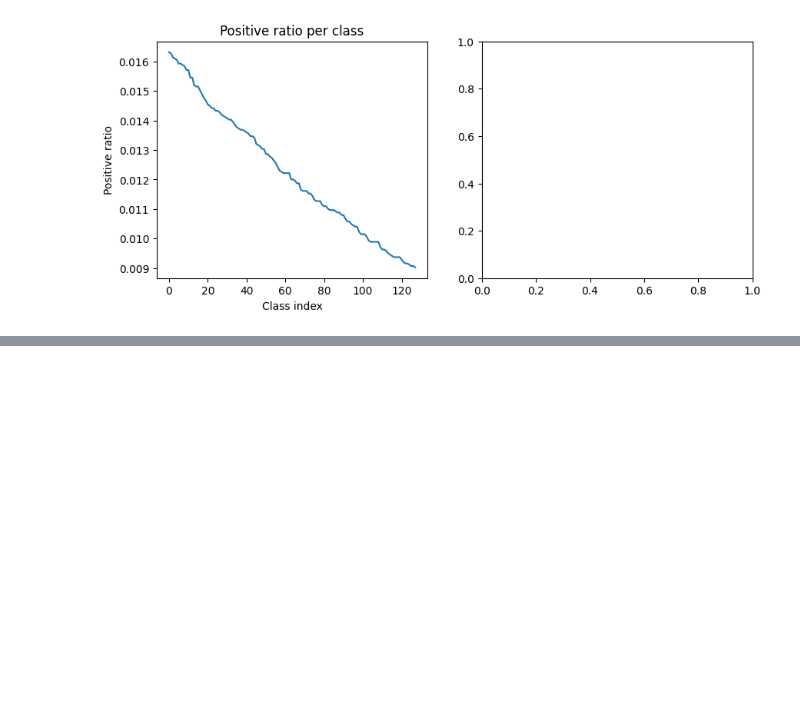
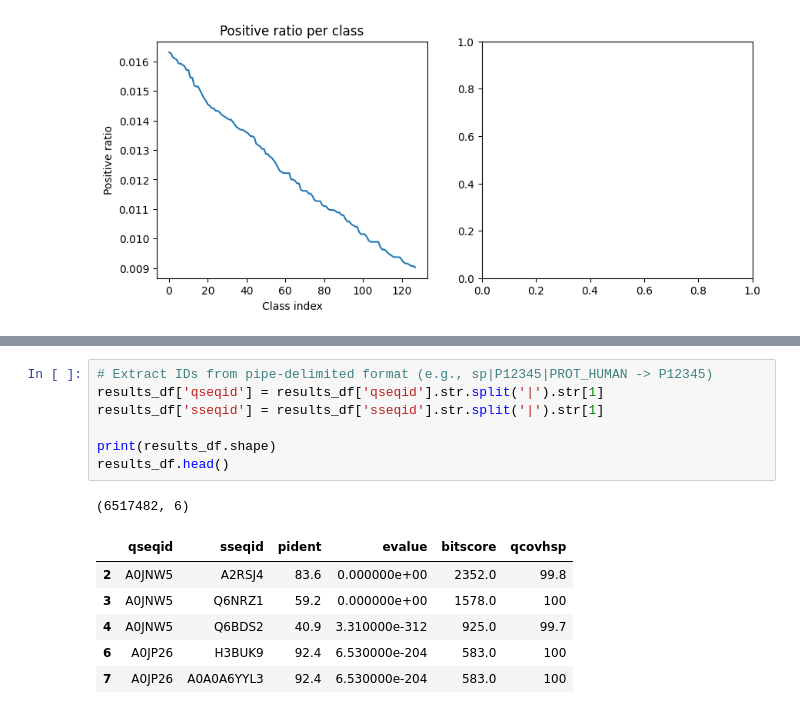
Before and after one commit to tnshp/CAFA6_embeds_model, a Jupyter notebook: dataset_analysis_2.ipynb, the cells around one changed output, grey strips where cells are left out. Cells and saved outputs as stored; diff of their text form; blank space fills up the shorter version.

```diff
--- a/dataset_analysis_2.ipynb
+++ b/dataset_analysis_2.ipynb
@@ -129,0 +137,15 @@ Text(0, 0.5, 'Positive ratio')
+# %%
+# Extract IDs from pipe-delimited format (e.g., sp|P12345|PROT_HUMAN -> P12345)
+results_df['qseqid'] = results_df['qseqid'].str.split('|').str[1]
+results_df['sseqid'] = results_df['sseqid'].str.split('|').str[1]
+
+print(results_df.shape)
+results_df.head()
+# %% [output]
+(6517482, 6)
+|  | qseqid | sseqid | pident | evalue | bitscore | qcovhsp |
+| 2 | A0JNW5 | A2RSJ4 | 83.6 | 0.000000e+00 | 2352.0 | 99.8 |
+| 3 | A0JNW5 | Q6NRZ1 | 59.2 | 0.000000e+00 | 1578.0 | 100 |
+| 4 | A0JNW5 | Q6BDS2 | 40.9 | 3.310000e-312 | 925.0 | 99.7 |
+| 6 | A0JP26 | H3BUK9 | 92.4 | 6.530000e-204 | 583.0 | 100 |
+| 7 | A0JP26 | A0A0A6YYL3 | 92.4 | 6.530000e-204 | 583.0 | 100 |
```
Also changed, not shown: parts of 6 cells of this notebook, 4 other files.
